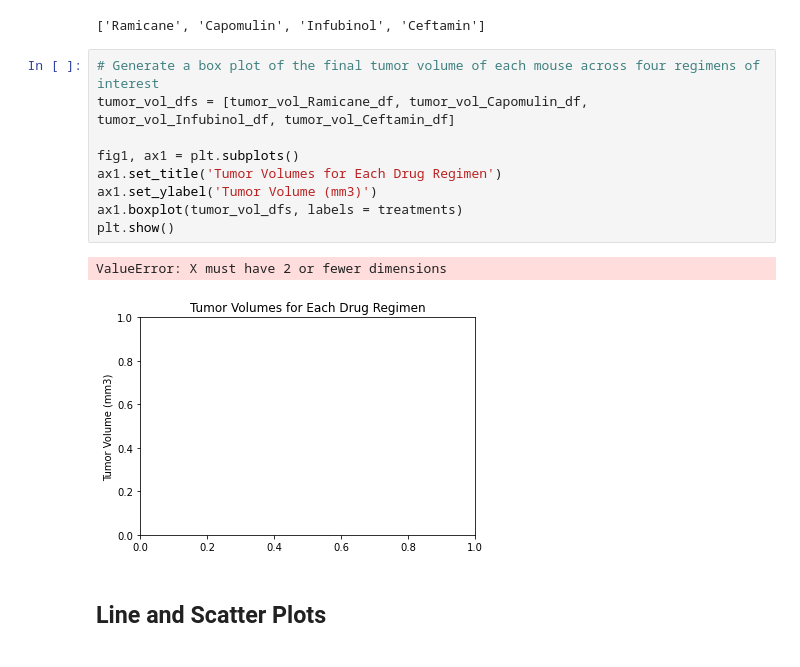
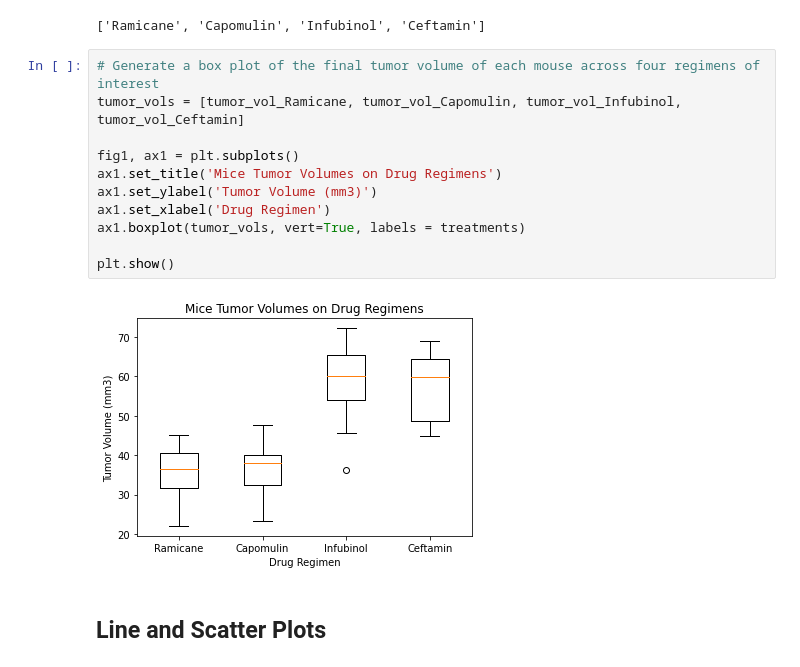
Before and after one commit to ichakrabarty/matplotlib-challenge, a Jupyter notebook: Pymaceuticals/pymaceuticals_starter.ipynb, the cells around one changed output. Saved outputs shown, nothing was run; the diff lists cells and outputs as text.

Commit message:
Added complete code for Quartiles, Outliers and Boxplots

```diff
--- a/Pymaceuticals/pymaceuticals_starter.ipynb
+++ b/Pymaceuticals/pymaceuticals_starter.ipynb
@@ -311,16 +311,17 @@ Tumor volumes above 87.66645829999999 with Ceftamin may be outliers
 ['Ramicane', 'Capomulin', 'Infubinol', 'Ceftamin']
 # %%
 # Generate a box plot of the final tumor volume of each mouse across four regimens of interest
-tumor_vol_dfs = [tumor_vol_Ramicane_df, tumor_vol_Capomulin_df, tumor_vol_Infubinol_df, tumor_vol_Ceftamin_df]
+tumor_vols = [tumor_vol_Ramicane, tumor_vol_Capomulin, tumor_vol_Infubinol, tumor_vol_Ceftamin]
 
 fig1, ax1 = plt.subplots()
-ax1.set_title('Tumor Volumes for Each Drug Regimen')
+ax1.set_title('Mice Tumor Volumes on Drug Regimens')
 ax1.set_ylabel('Tumor Volume (mm3)')
-ax1.boxplot(tumor_vol_dfs, labels = treatments)
+ax1.set_xlabel('Drug Regimen')
+ax1.boxplot(tumor_vols, vert=True, labels = treatments)
+
 plt.show()
 # %% [output]
-ValueError: X must have 2 or fewer dimensions
-[figure, old version]
+[figure, new version]
 # %% [markdown]
 ## Line and Scatter Plots
 # %%
```
